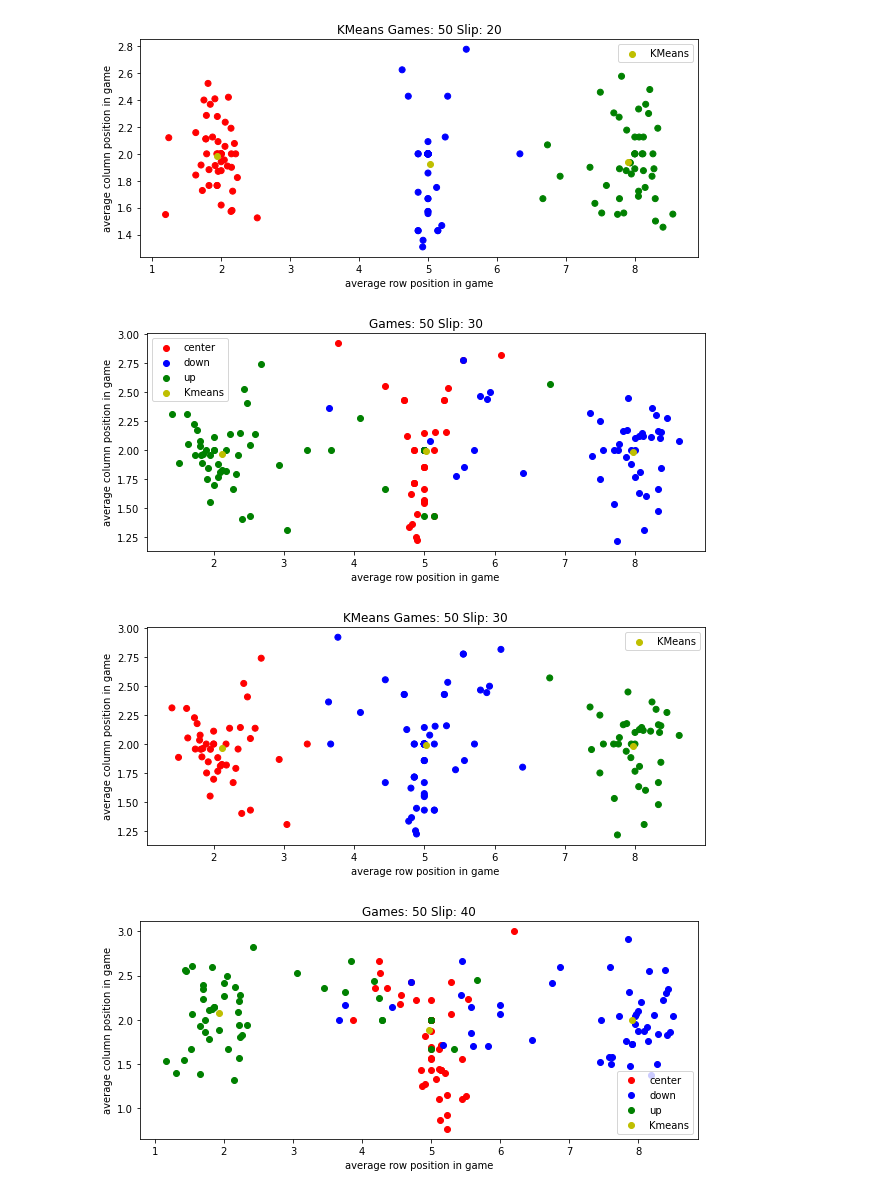
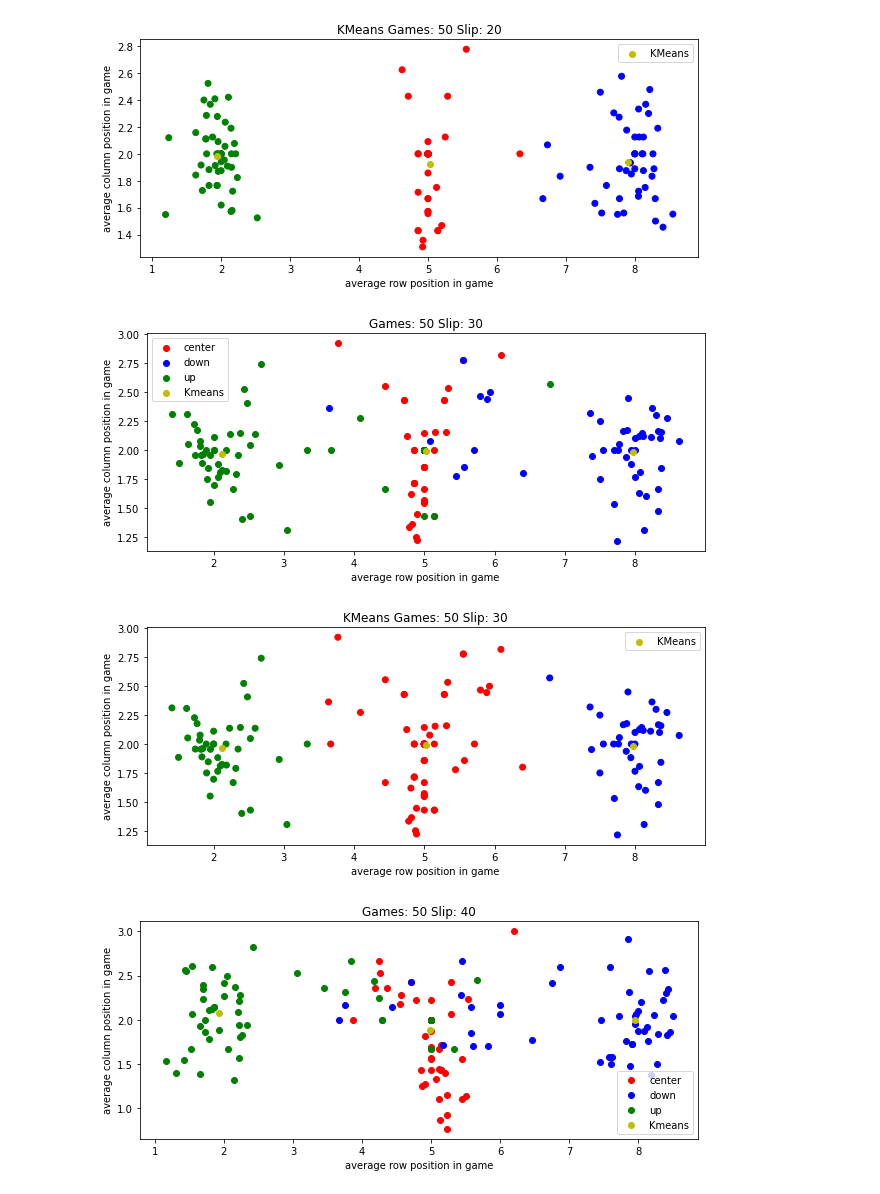
Before and after one commit to daniellawson9999/task1-irl, a Jupyter notebook: sigma-girl-MIIRL/dataparsing.ipynb, the cells around one changed output. Drawn from its saved outputs; the diff is of its cells as text; code cells hidden in the pictures.

Commit message:
Adjusted colors and added error graph

```diff
--- a/sigma-girl-MIIRL/dataparsing.ipynb
+++ b/sigma-girl-MIIRL/dataparsing.ipynb
@@ -117,4 +126,5 @@ for i in range(len(combined_data)):
 # %%
+totalerrors = []
 for i in range(len(summarized_center_data)):
     plt.figure(figsize = (10,4))
     plt.scatter(summarized_center_data[i][:,0], summarized_center_data[i][:,1], c='r', label = 'center')
@@ -127,18 +137,48 @@ for i in range(len(summarized_center_data)):
     plt.title('Games: 50 Slip: ' + str(i*10))
     plt.figure(figsize = (10,4))
     colors = []
+    centers = sorted(kmeans[i].cluster_centers_[:,0])
+    mappings = []
+    for j in range(3):
+        mappings.append(centers.index(kmeans[i].cluster_centers_[:,0][j]))
+    newlabels = []
     for label in kmeans[i].labels_:
+        newlabels.append(mappings[label])
+    for label in newlabels:
         if label == 0:
+            color = 'green'
+        elif label == 1:
+            color = 'red'
+        else:
             color = 'blue'
+        colors.append(color)
+    error = 0
+    down_data_list = summarized_down_data[i].tolist()
+    center_data_list = summarized_center_data[i].tolist()
+    up_data_list = summarized_up_data[i].tolist()
+    for j in range(len(combined_data[i])):
+        point = combined_data[i][j].tolist()
+        label = newlabels[j]
+        if label == 0:
+            if point not in up_data_list:
+                error += 1
         elif label == 1:
-            color = 'green'
+            if point not in center_data_list:
+                error += 1
         else:
-            color = 'red'
-        colors.append(color)
+            if point not in down_data_list:
+                error += 1
+    error /= len(combined_data[i])
+    totalerrors.append(error)
     plt.scatter(combined_data[i][:,0], combined_data[i][:,1], c = colors)
     plt.scatter(kmeans[i].cluster_centers_[:, 0], kmeans[i].cluster_centers_[:, 1], c='y', label = 'KMeans')
     plt.xlabel('average row position in game')
     plt.ylabel('average column position in game')
     plt.legend()
     plt.title('KMeans Games: 50 Slip: ' + str(i*10))
+plt.figure(figsize = (10,4))
+plt.ylabel('percentage error in each game')
+plt.xlabel('individual game')
+plt.title('Error across differing slip probabilities')
+plt.plot(totalerrors)
 # %% [output]
@@ -149,5 +190,5 @@ for i in range(len(summarized_center_data)):
 [figure]
-[figure, old version]
+[figure, new version]
 [figure]
-[figure, old version]
+[figure, new version]
 [figure]
```
Also changed, not shown: parts of 2 cells of this notebook.
